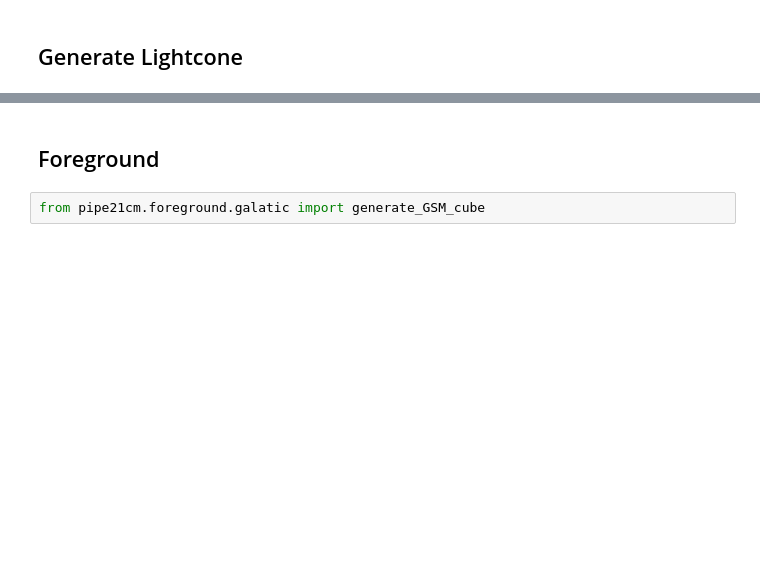
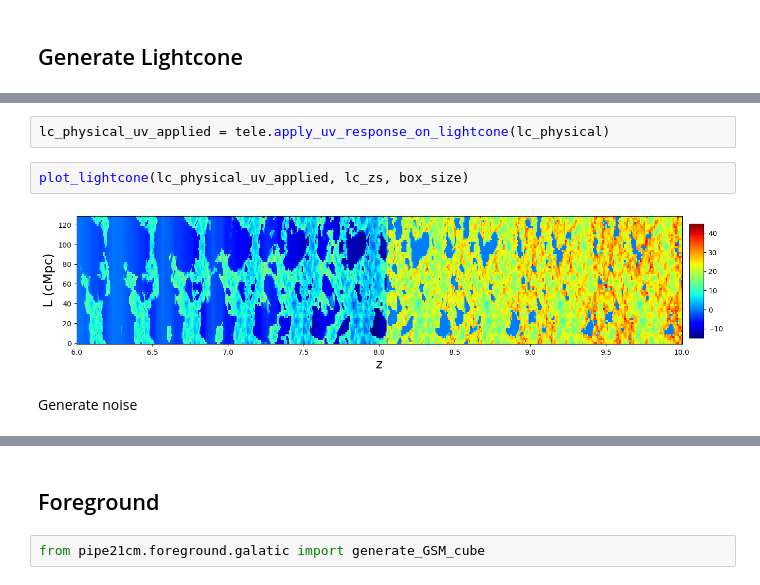
Before and after one commit to suicee/21cmPipeline, a Jupyter notebook: example.ipynb, the cells around one changed output, grey strips where cells are left out. Cells and saved outputs as stored; diff of their text form; blank space fills up the shorter version.

```diff
--- a/example.ipynb
+++ b/example.ipynb
@@ -81,0 +92,8 @@ plot_lightcone(lc_physical, lc_zs, box_size)
+# %%
+lc_physical_uv_applied = tele.apply_uv_response_on_lightcone(lc_physical)
+# %%
+plot_lightcone(lc_physical_uv_applied, lc_zs, box_size)
+# %% [output]
+[figure, added]
+# %% [markdown]
+Generate noise
```
Also changed, not shown: parts of 25 cells of this notebook, 2 other files.
